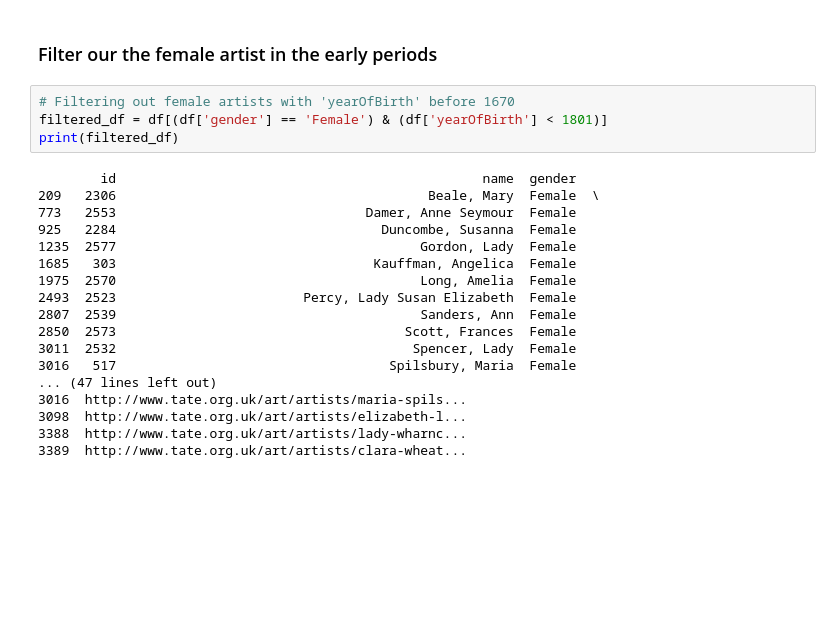
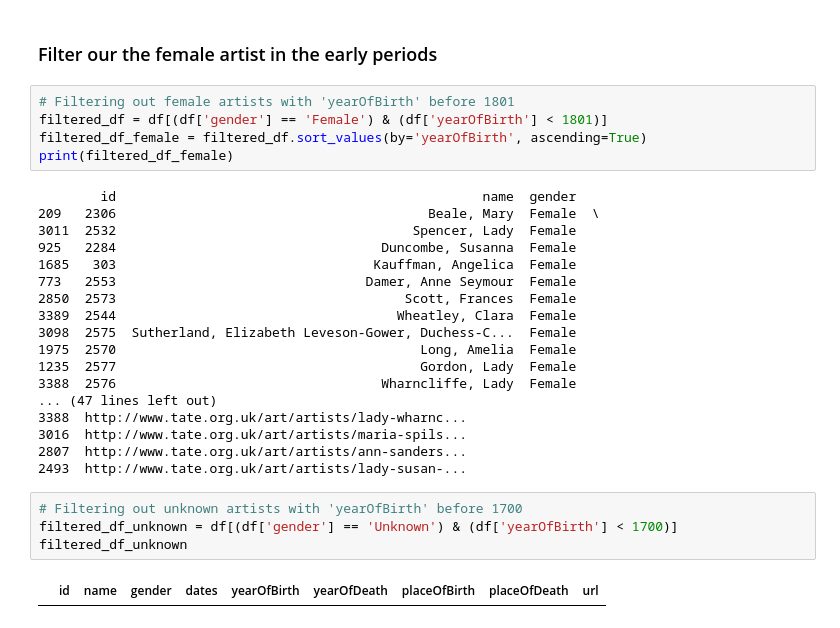
Before and after one commit to jennylzx/dissertation, a Jupyter notebook: notebooks/Tate_Artists_gender.ipynb, the cells around one changed output. Saved outputs shown, nothing was run; the diff lists cells and outputs as text; blank space fills up the shorter version.

```diff
--- a/notebooks/Tate_Artists_gender.ipynb
+++ b/notebooks/Tate_Artists_gender.ipynb
@@ -181,24 +181,31 @@ print(pivot_table)
 # %% [markdown]
 ### Filter our the female artist in the early periods
 # %%
-# Filtering out female artists with 'yearOfBirth' before 1670
+# Filtering out female artists with 'yearOfBirth' before 1801
 filtered_df = df[(df['gender'] == 'Female') & (df['yearOfBirth'] < 1801)]
-print(filtered_df)
+filtered_df_female = filtered_df.sort_values(by='yearOfBirth', ascending=True)
+print(filtered_df_female)
 # %% [output]
         id                                               name  gender
 209   2306                                        Beale, Mary  Female  \
+3011  2532                                      Spencer, Lady  Female
+925   2284                                  Duncombe, Susanna  Female
+1685   303                                 Kauffman, Angelica  Female
 773   2553                                Damer, Anne Seymour  Female
-925   2284                                  Duncombe, Susanna  Female
+2850  2573                                     Scott, Frances  Female
+3389  2544                                    Wheatley, Clara  Female
+3098  2575  Sutherland, Elizabeth Leveson-Gower, Duchess-C...  Female
+1975  2570                                       Long, Amelia  Female
 1235  2577                                       Gordon, Lady  Female
-1685   303                                 Kauffman, Angelica  Female
-1975  2570                                       Long, Amelia  Female
-2493  2523                        Percy, Lady Susan Elizabeth  Female
-2807  2539                                       Sanders, Ann  Female
-2850  2573                                     Scott, Frances  Female
-3011  2532                                      Spencer, Lady  Female
-3016   517                                   Spilsbury, Maria  Female
+3388  2576                                  Wharncliffe, Lady  Female
 ... (47 lines left out)
+3388  http://www.tate.org.uk/art/artists/lady-wharnc...
 3016  http://www.tate.org.uk/art/artists/maria-spils...
-3098  http://www.tate.org.uk/art/artists/elizabeth-l...
-3388  http://www.tate.org.uk/art/artists/lady-wharnc...
-3389  http://www.tate.org.uk/art/artists/clara-wheat...
+2807  http://www.tate.org.uk/art/artists/ann-sanders...
+2493  http://www.tate.org.uk/art/artists/lady-susan-...
+# %%
+# Filtering out unknown artists with 'yearOfBirth' before 1700
+filtered_df_unknown = df[(df['gender'] == 'Unknown') & (df['yearOfBirth'] < 1700)]
+filtered_df_unknown
+# %% [output]
+|  | id | name | gender | dates | yearOfBirth | yearOfDeath | placeOfBirth | placeOfDeath | url |
```
Also changed, not shown: 2 other files.
